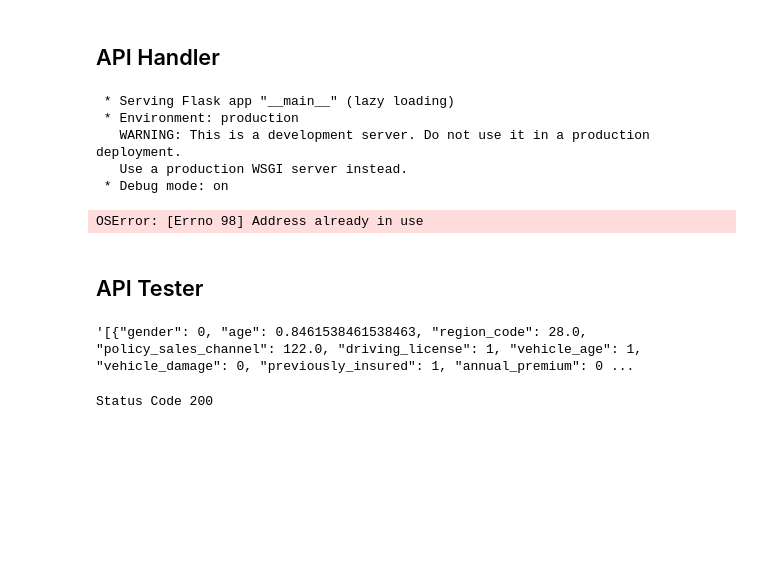
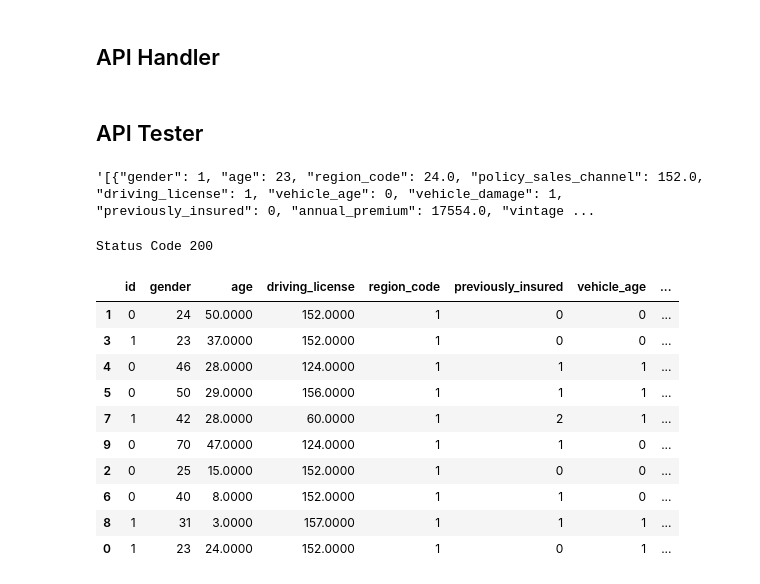
Before and after one commit to andreaugustorossi/Health-Insurance-Kaggle, a Jupyter notebook: pa004_andre_rossi_final.ipynb, the cells around one changed output. Saved outputs shown, nothing was run; the diff lists cells and outputs as text; code cells hidden in the pictures; blank space fills up the shorter version.

Commit message:
deploy

```diff
--- a/pa004_andre_rossi_final.ipynb
+++ b/pa004_andre_rossi_final.ipynb
@@ -1699,7 +1699,7 @@ import pandas as pd
 from flask import Flask, request, Response
 from insuranceall import InsuranceAll
 
-model = pickle.load(open('/home/andre/Health-Insurance-Kaggle/api/model/lgbm.pkl', 'rb'))
+model = pickle.load(open('/home/andre/Health-Insurance-Kaggle/src/model/lgbm.pkl', 'rb'))
 
 app = Flask(__name__)
 @app.route('/predict', methods=['POST'])
@@ -1728,31 +1728,39 @@ def insurance_all_predict():
 
 if __name__ == '__main__':
     app.run('0.0.0.0')
-# %% [output]
- * Serving Flask app "__main__" (lazy loading)
- * Environment: production
-   WARNING: This is a development server. Do not use it in a production deployment.
-   Use a production WSGI server instead.
- * Debug mode: on
-OSError: [Errno 98] Address already in use
 # %% [markdown]
 ## API Tester
 # %%
 # data loading / preparation
-df_test = x_val
-df_test['response'] = y_val
+df1 = pickle.load(open('data/df1.pkl', 'rb'))
+df_test = df1.drop('id', axis=1)
 df_test = df_test.sample(10)
 data = json.dumps(df_test.to_dict(orient='records'))
 data
 # %% [output]
-'[{"gender": 0, "age": 0.8461538461538463, "region_code": 28.0, "policy_sales_channel": 122.0, "driving_license": 1, "vehicle_age": 1, "vehicle_damage": 0, "previously_insured": 1, "annual_premium": 0 ...
+'[{"gender": 1, "age": 23, "region_code": 24.0, "policy_sales_channel": 152.0, "driving_license": 1, "vehicle_age": 0, "vehicle_damage": 1, "previously_insured": 0, "annual_premium": 17554.0, "vintage ...
 # %%
 # API Call
 #url = 'http://0.0.0.0:5000/predict'
 url = 'https://insuranceall.herokuapp.com/predict'
-header = {'Content-type': 'applicatio/json'}
+header = {'Content-type': 'application/json'}
 
 r = requests.post(url, data=data, headers=header)
 print(f'Status Code {r.status_code}')
 # %% [output]
 Status Code 200
+# %%
+d1 = pd.DataFrame(r.json(), columns=r.json()[0].keys())
+d1.sort_values('score', ascending=False)
+# %% [output]
+|  | id | gender | age | driving_license | region_code | previously_insured | vehicle_age | ... |
+| 1 | 0 | 24 | 50.0000 | 152.0000 | 1 | 0 | 0 | ... |
+| 3 | 1 | 23 | 37.0000 | 152.0000 | 1 | 0 | 0 | ... |
+| 4 | 0 | 46 | 28.0000 | 124.0000 | 1 | 1 | 1 | ... |
+| 5 | 0 | 50 | 29.0000 | 156.0000 | 1 | 1 | 1 | ... |
+| 7 | 1 | 42 | 28.0000 | 60.0000 | 1 | 2 | 1 | ... |
+| 9 | 0 | 70 | 47.0000 | 124.0000 | 1 | 1 | 0 | ... |
+| 2 | 0 | 25 | 15.0000 | 152.0000 | 1 | 0 | 0 | ... |
+| 6 | 0 | 40 | 8.0000 | 152.0000 | 1 | 1 | 0 | ... |
+| 8 | 1 | 31 | 3.0000 | 157.0000 | 1 | 1 | 1 | ... |
+| 0 | 1 | 23 | 24.0000 | 152.0000 | 1 | 0 | 1 | ... |
```
Also changed, not shown: parts of 2 cells of this notebook, 1 other file.
